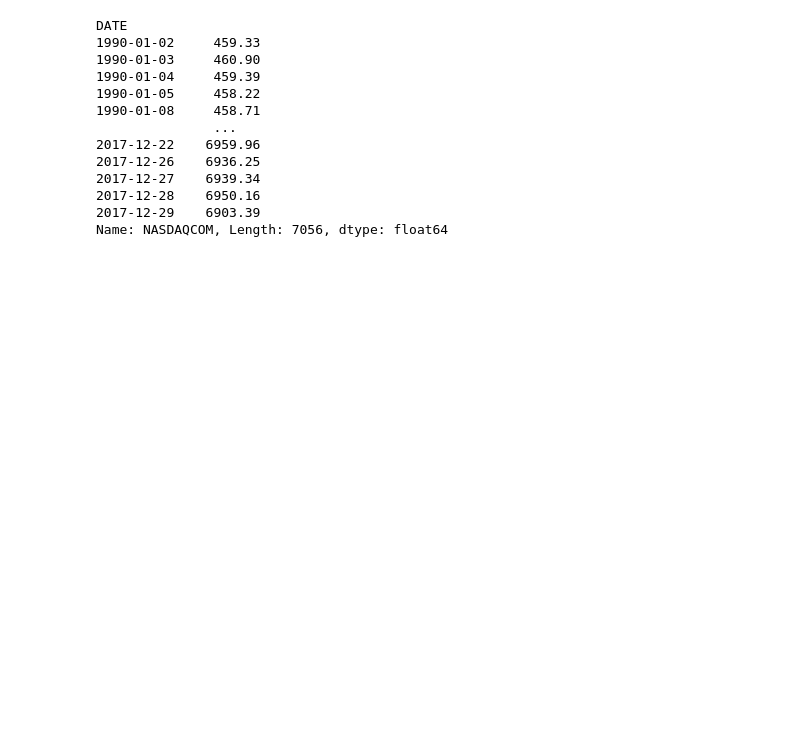
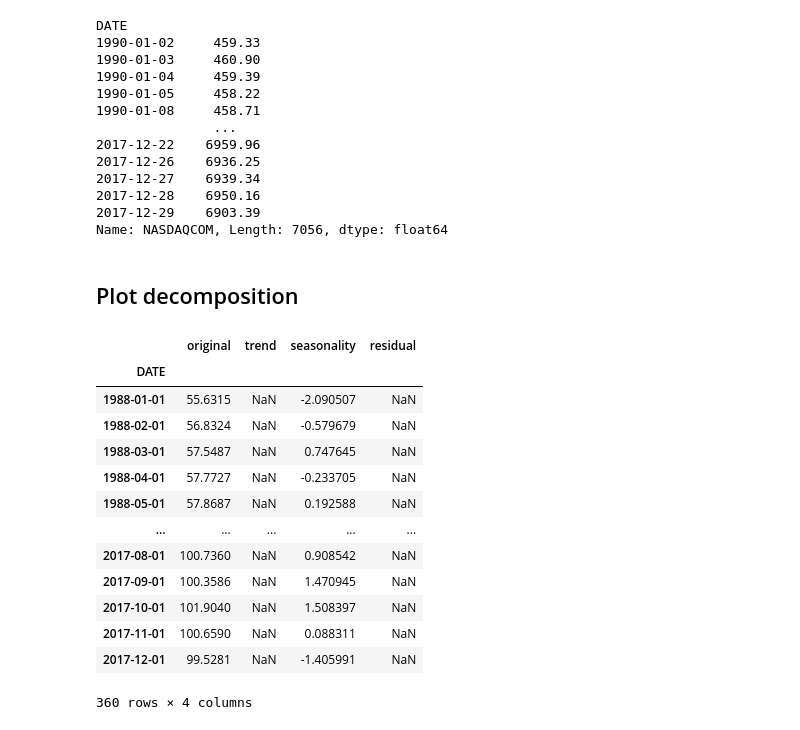
Before and after one commit to akey7/fuzzy-system-research, a Jupyter notebook: ML4AT/decomposition.ipynb, the cells around one changed output. Cells and saved outputs as stored; diff of their text form; code cells hidden in the pictures; blank space fills up the shorter version.

```diff
--- a/ML4AT/decomposition.ipynb
+++ b/ML4AT/decomposition.ipynb
@@ -40,3 +42,29 @@ DATE
 2017-12-28    6950.16
 2017-12-29    6903.39
 Name: NASDAQCOM, Length: 7056, dtype: float64
+# %% [markdown]
+## Plot decomposition
+# %%
+components = tsa.seasonal_decompose(industrial_production, model="additive")
+ts_df = (
+    industrial_production.to_frame("original")
+    .assign(trend=components.trend)
+    .assign(seasonality=components.seasonal)
+    .assign(residual=components.resid)
+)
+ts_df
+# %% [output]
+|  | original | trend | seasonality | residual |
+| DATE |  |  |  |  |
+| 1988-01-01 | 55.6315 | NaN | -2.090507 | NaN |
+| 1988-02-01 | 56.8324 | NaN | -0.579679 | NaN |
+| 1988-03-01 | 57.5487 | NaN | 0.747645 | NaN |
+| 1988-04-01 | 57.7727 | NaN | -0.233705 | NaN |
+| 1988-05-01 | 57.8687 | NaN | 0.192588 | NaN |
+| ... | ... | ... | ... | ... |
+| 2017-08-01 | 100.7360 | NaN | 0.908542 | NaN |
+| 2017-09-01 | 100.3586 | NaN | 1.470945 | NaN |
+| 2017-10-01 | 101.9040 | NaN | 1.508397 | NaN |
+| 2017-11-01 | 100.6590 | NaN | 0.088311 | NaN |
+| 2017-12-01 | 99.5281 | NaN | -1.405991 | NaN |
+360 rows × 4 columns
```
Also changed, not shown: parts of 3 cells of this notebook.
